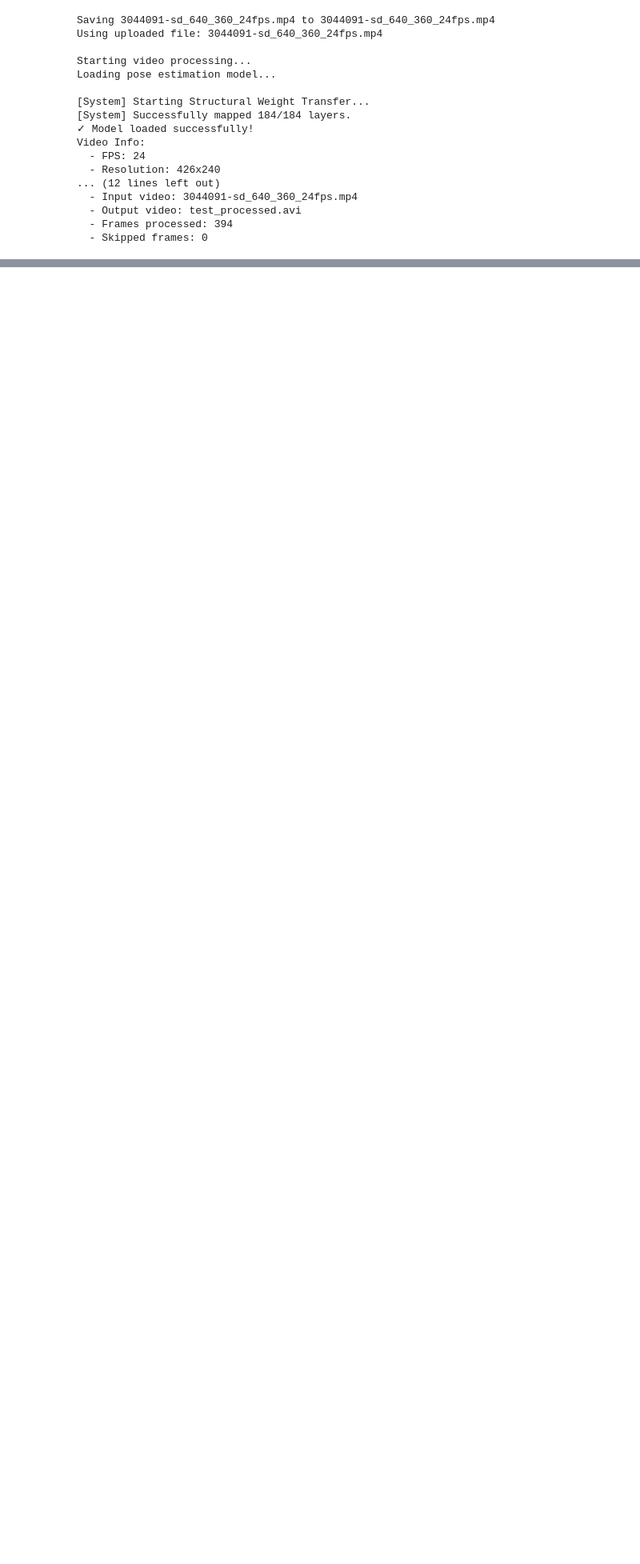
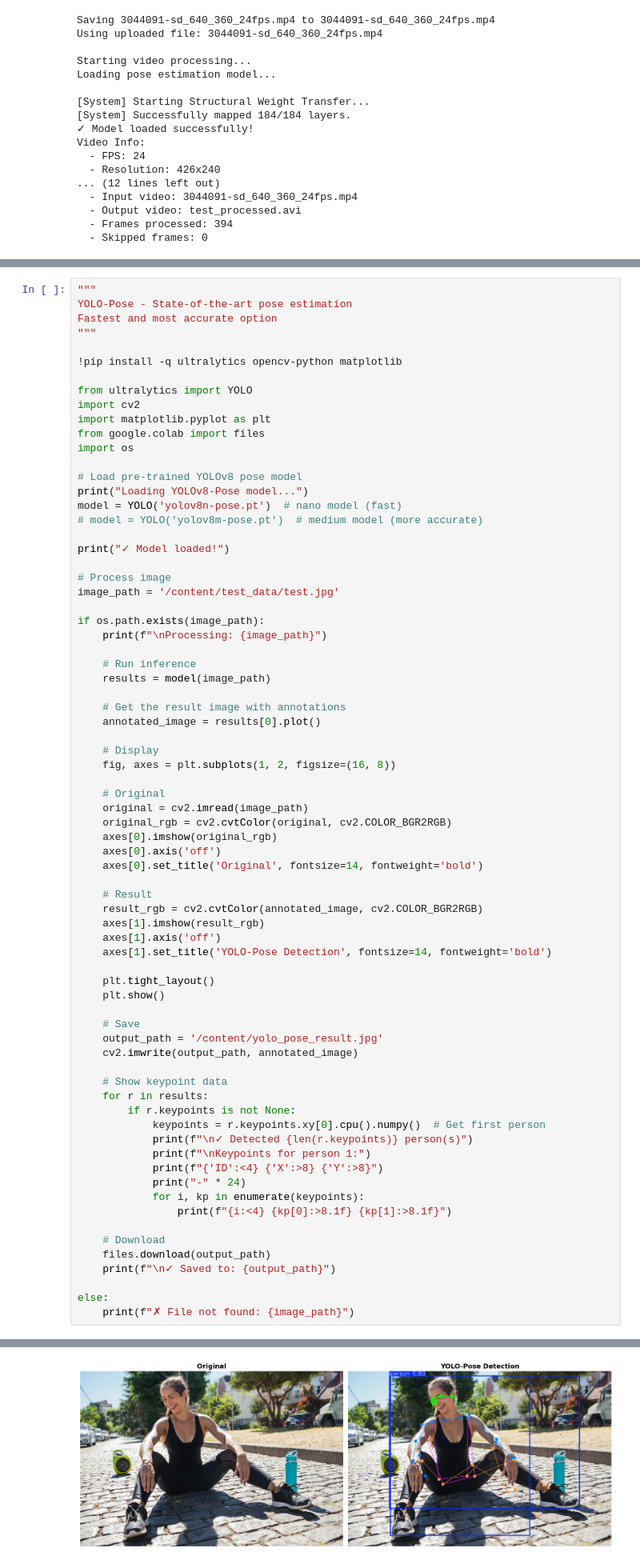
Before and after one commit to vaibhavredekar/GAITy-Capstone-Modeling, a Jupyter notebook: notebooks/test_openpose.ipynb, the cells around one changed output, grey strips where cells are left out. Shown at 80% size. Drawn from its saved outputs; the diff is of its cells as text; blank space fills up the shorter version.

Commit message:
[Test]: The pretrained models YOLO and MoveNet for the image

```diff
--- a/notebooks/test_openpose.ipynb
+++ b/notebooks/test_openpose.ipynb
@@ -566,0 +571,74 @@ Video Info:
+# %%
+"""
+YOLO-Pose - State-of-the-art pose estimation
+Fastest and most accurate option
+"""
+
+!pip install -q ultralytics opencv-python matplotlib
+
+from ultralytics import YOLO
+import cv2
+import matplotlib.pyplot as plt
+from google.colab import files
+import os
+
+# Load pre-trained YOLOv8 pose model
+print("Loading YOLOv8-Pose model...")
+model = YOLO('yolov8n-pose.pt')  # nano model (fast)
+# model = YOLO('yolov8m-pose.pt')  # medium model (more accurate)
+
+print("✓ Model loaded!")
+
+# Process image
+image_path = '/content/test_data/test.jpg'
+
+if os.path.exists(image_path):
+    print(f"\nProcessing: {image_path}")
+
+    # Run inference
+    results = model(image_path)
+
+    # Get the result image with annotations
+    annotated_image = results[0].plot()
+
+    # Display
+    fig, axes = plt.subplots(1, 2, figsize=(16, 8))
+
+    # Original
+    original = cv2.imread(image_path)
+    original_rgb = cv2.cvtColor(original, cv2.COLOR_BGR2RGB)
+    axes[0].imshow(original_rgb)
+    axes[0].axis('off')
+    axes[0].set_title('Original', fontsize=14, fontweight='bold')
+
+    # Result
+    result_rgb = cv2.cvtColor(annotated_image, cv2.COLOR_BGR2RGB)
+    axes[1].imshow(result_rgb)
+    axes[1].axis('off')
+    axes[1].set_title('YOLO-Pose Detection', fontsize=14, fontweight='bold')
+
+    plt.tight_layout()
+    plt.show()
+
+    # Save
+    output_path = '/content/yolo_pose_result.jpg'
+    cv2.imwrite(output_path, annotated_image)
+
+    # Show keypoint data
+    for r in results:
+        if r.keypoints is not None:
+            keypoints = r.keypoints.xy[0].cpu().numpy()  # Get first person
+            print(f"\n✓ Detected {len(r.keypoints)} person(s)")
+            print(f"\nKeypoints for person 1:")
+            print(f"{'ID':<4} {'X':>8} {'Y':>8}")
+            print("-" * 24)
+            for i, kp in enumerate(keypoints):
+                print(f"{i:<4} {kp[0]:>8.1f} {kp[1]:>8.1f}")
+
+    # Download
+    files.download(output_path)
+    print(f"\n✓ Saved to: {output_path}")
+
+else:
+    print(f"✗ File not found: {image_path}")
+# %% [output]
@@ -566,0 +655 @@ Video Info:
+[figure, added]
```
Also changed, not shown: parts of 5 cells of this notebook.
